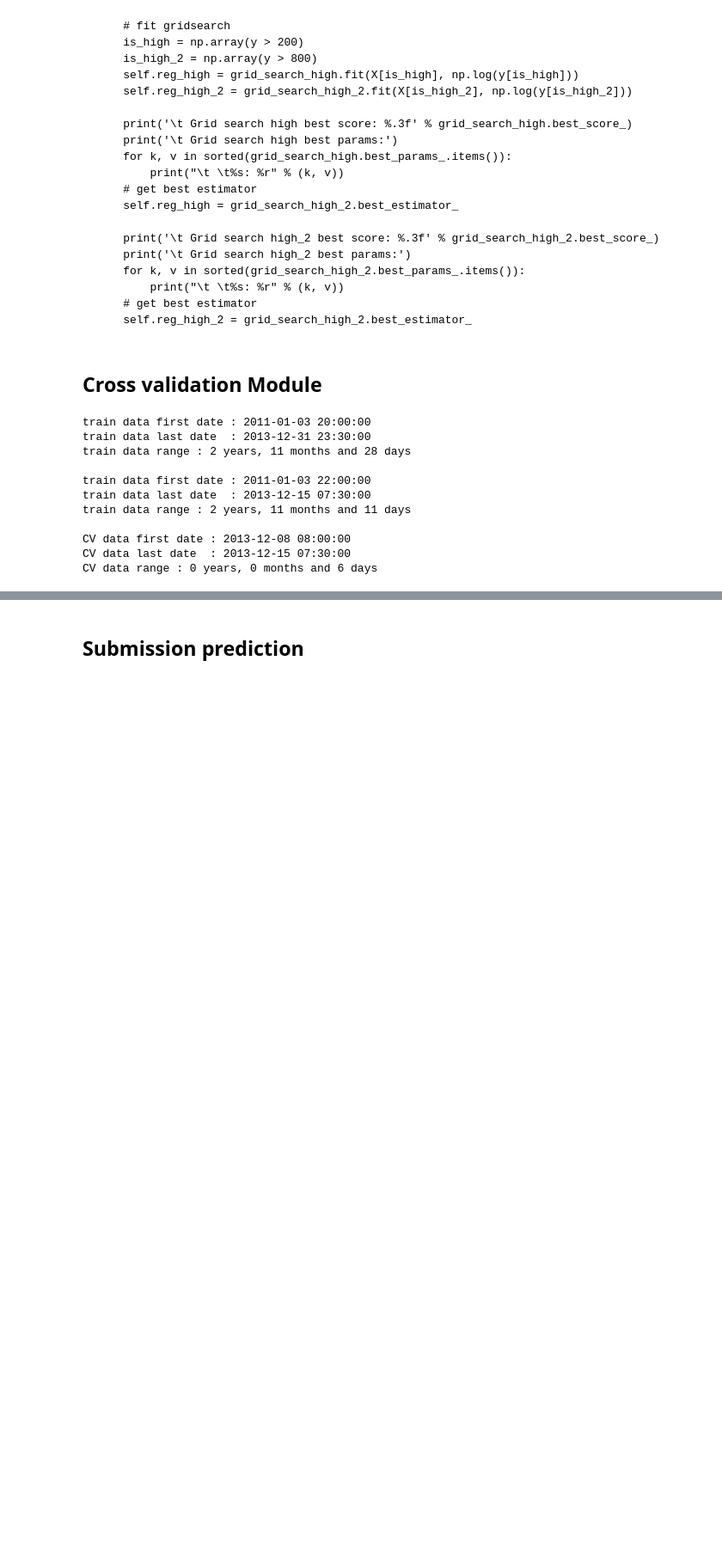
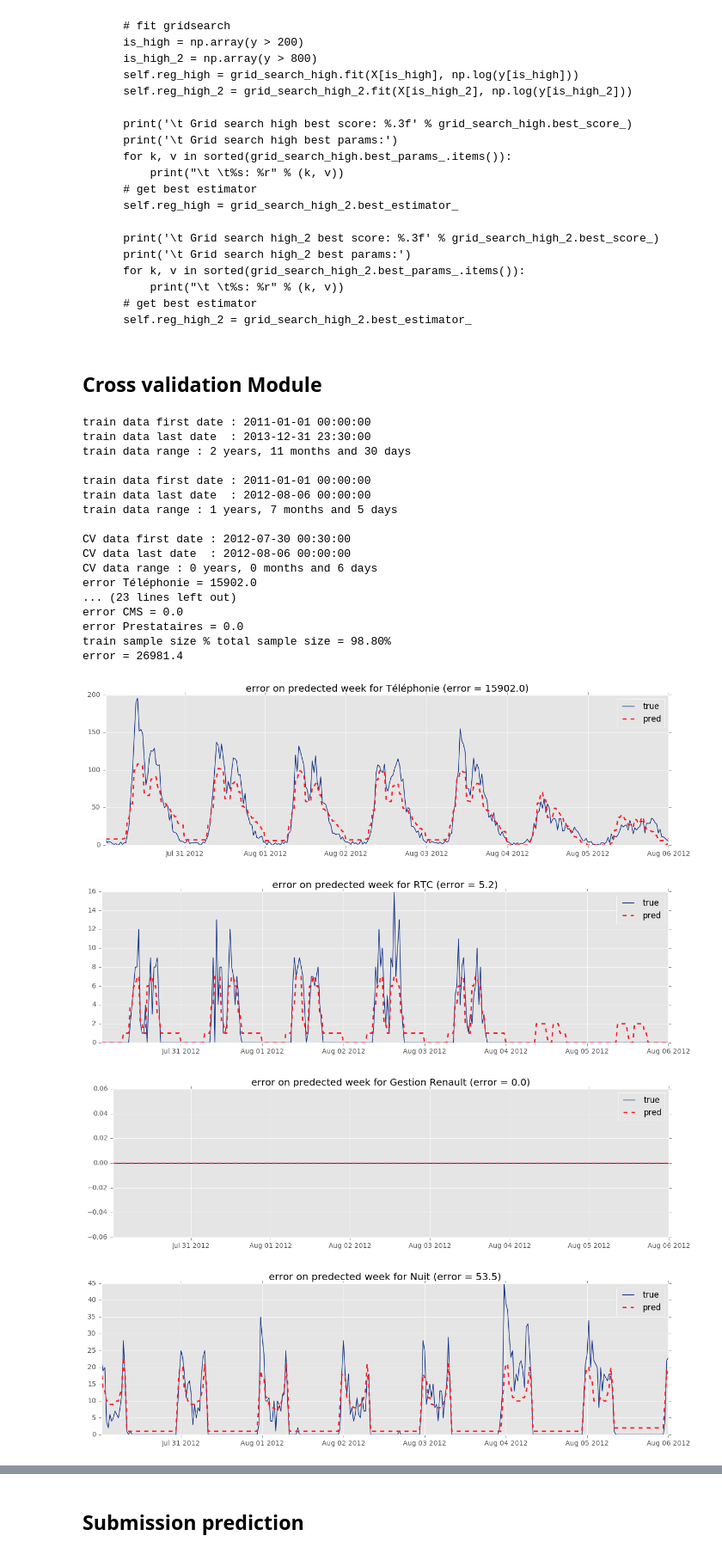
Before and after one commit to GRichard513/AxaChallenge, a Jupyter notebook: Projet_Axa_Antoine.ipynb, the cells around one changed output, grey strips where cells are left out. Shown at 86% size. Saved outputs shown, nothing was run; the diff lists cells and outputs as text; code cells hidden in the pictures; blank space fills up the shorter version.

Commit message:
test xgb

```diff
--- a/Projet_Axa_Antoine.ipynb
+++ b/Projet_Axa_Antoine.ipynb
@@ -243,7 +243,7 @@ def format_subission(submission):
 
 # X_test = format_subission()
 # %%
-def format_train():
+def format_train(y_df):
 
     # formatting train data
     X_train = pd.DataFrame(index = y_df.index)
@@ -262,3 +262,5 @@ def format_train():
     # X_train.head()
 
     return X_train
+# %%
+X_train = format_train(y_df)
@@ -272,7 +278,7 @@ def split_data(X_train):
 
     X_train_split = X_train
     # the subset contain at leat 50% of the original data
-    s = np.random.uniform(X_train_split.shape[0]*0.9,X_train_split.shape[0],1).astype(int)
+    s = np.random.uniform(X_train_split.shape[0]/2,X_train_split.shape[0],1).astype(int)
     X_train_split.drop(X_train_split.index[s:], inplace=True)
 
     date_min = X_train.index.min()
@@ -634,7 +640,7 @@ class Regressor(BaseEstimator):
         ])
 
     def fit(self, X, y):
-        is_high = np.array(y > 800)
+        is_high = np.array(y > 200)
         is_high_2 = np.array(y > 1100)
         self.reg_std.fit(X, y)
         if any(is_high):
@@ -647,7 +653,7 @@ class Regressor(BaseEstimator):
         res = self.reg_std.predict(X)
         if cat in ['CAT', 'Tech. Axa','Téléphonie']:
             # print('(using specific module for high values)')
-            is_high = res > 750
+            is_high = res > 150
             if any(is_high):
                 res[is_high] = np.exp(self.reg_high.predict(X[is_high]))
             is_high_2 = res > 1050
@@ -670,14 +676,13 @@ def train_test_model_clf(X_df, y_df, skf_is, FeatureExtractor, Regressor, GS):
 
     y_train_reg = {}
     y_test_reg = {}
+    y_pred_reg = {}
     reg = {}
-    y_pred_reg = {}
     error = 0
 
     for cat in data.ASS_ASSIGNMENT.unique():
         #print('%s' %cat.decode('utf-8'))
-        if cat in ['Téléphonie']:
-        #if cat not in ['Evenements','Gestion Amex']:
+        if cat not in ['Evenements','Gestion Amex']:
             #print('------------------------------------------------')
             # Spliting data for cross validation
             train_is, test_is = skf_is
@@ -689,7 +694,6 @@ def train_test_model_clf(X_df, y_df, skf_is, FeatureExtractor, Regressor, GS):
             #filter_col = [col for col in list(X_train_df) if (col.startswith(cat.decode('utf-8')) or col in base_col)]
             #X_train_df = X_train_df[filter_col]
             y_train_df = y_df.iloc[train_is].copy()
-            #y_pred_df = y_df.iloc[test_is].copy()
             X_test_df = X_df.iloc[test_is].copy()
             #X_test_df = X_test_df[filter_col]
             y_test_df = y_df.iloc[test_is].copy()
@@ -703,8 +707,6 @@ def train_test_model_clf(X_df, y_df, skf_is, FeatureExtractor, Regressor, GS):
             # label category definition
             y_train_reg[cat] = y_train_df[cat].values
             y_test_reg[cat] = y_test_df[cat].values
-            #y_pred_df[cat]  = y_test_df[cat].values
-            # y_test_reg = y_test_df['count'].values
             #print("Done.")
 
             # Features extraction (no modification of data in this case)
@@ -732,15 +734,6 @@ def train_test_model_clf(X_df, y_df, skf_is, FeatureExtractor, Regressor, GS):
             # Test
             #print("Testing algorithm for %s..." %cat.decode('utf-8')),
             y_pred_reg[cat] = np.round(np.maximum(reg[cat].predict(X_test_array_reg,cat),0),0)
-
-            #if  np.all(y_train_df[cat].shift(7, freq='d').index.isin(y_pred_df[cat].index)) :
-            #y_pred_df[cat]  = np.fmax(y_train_df[cat].shift(7, freq='d'),y_train_df[cat].shift(1, freq='A'))
-            #y_pred_df[cat]  = np.fmax(y_train_df[cat].shift(14, freq='d'),y_pred_df[cat])
-            #else:
-            #    y_pred_df[cat]  = np.maximum(y_train_df[cat].shift(14, freq='d'),y_train_df[cat].shift(1, freq='A'))
-
-            y_pred_reg[cat] = y_pred_df[cat].values
-
             error_tmp = ef.linex_loss(y_pred_reg[cat], y_test_reg[cat])
             error += error_tmp
 
@@ -758,39 +751,53 @@ def train_test_model_clf(X_df, y_df, skf_is, FeatureExtractor, Regressor, GS):
             plt.plot(y_test_plt[cat.decode('utf-8')], color = blue_AXA)
             plt.plot(y_pred_plt[cat.decode('utf-8')], linestyle = 'dashed', color=red_AXA, linewidth=2)
             plt.title('error on predected week for %s (error = %.1f)' %(cat.decode('utf-8'),error_tmp))
             plt.legend(['true','pred'],loc='best')
             fig.savefig('plots/Pred_appels_categorie_%s.png' %(cat),bbox_inches='tight')
 
             #print('\n------------------------------------------------')
         #else:
             #print("pass.")
             #print('------------------------------------------------')
     k = X_train_df.shape[0]+X_test_df.shape[0]
     l = X_train_df.shape[0]
     print('train sample size %% total sample size = %.2f%%' %(100*float(l)/k))
     print('error = %.1f' %(error))
 
+# define training set
+X_train = format_train(y_df)
+#X_train, y_df = add_features(X_train, y_df)
 # splitting sample for CV :
 # take a radom part of the train sample (at least 50% of the original data size) and the last week to test results
-X_train = format_train()
-X_train, y_df = add_features(X_train, y_df)
 X_train_1, X_train_CV = split_data(X_train)
+
+# to avoid numerical problems, each values of the features is defined as a new feature
 X_train_1 = pd.get_dummies(data=X_train_1, columns=['year', 'month','day','hour','min','dayweek'])
 X_train_CV = pd.get_dummies(data=X_train_CV, columns=['year', 'month','day','hour','min','dayweek'])
+
 a = X_train_1.shape[0]
 b = X_train_CV.shape[0]
 skf_is = ([np.arange(a-b).astype(int),np.arange(a-b,a).astype(int)])
 
 train_test_model_clf(X_train_1, y_df, skf_is, FeatureExtractor, Regressor, False)
 # %% [output]
-train data first date : 2011-01-03 20:00:00
+train data first date : 2011-01-01 00:00:00
 train data last date  : 2013-12-31 23:30:00
-train data range : 2 years, 11 months and 28 days
+train data range : 2 years, 11 months and 30 days
 
-train data first date : 2011-01-03 22:00:00
-train data last date  : 2013-12-15 07:30:00
-train data range : 2 years, 11 months and 11 days
+train data first date : 2011-01-01 00:00:00
+train data last date  : 2012-08-06 00:00:00
+train data range : 1 years, 7 months and 5 days
 
-CV data first date : 2013-12-08 08:00:00
-CV data last date  : 2013-12-15 07:30:00
+CV data first date : 2012-07-30 00:30:00
+CV data last date  : 2012-08-06 00:00:00
 CV data range : 0 years, 0 months and 6 days
+error Téléphonie = 15902.0
+... (23 lines left out)
+error CMS = 0.0
+error Prestataires = 0.0
+train sample size % total sample size = 98.80%
+error = 26981.4
+[figure, added]
+[figure, added]
+[figure, added]
+[figure, added]
```
Also changed, not shown: parts of 8 cells of this notebook.
